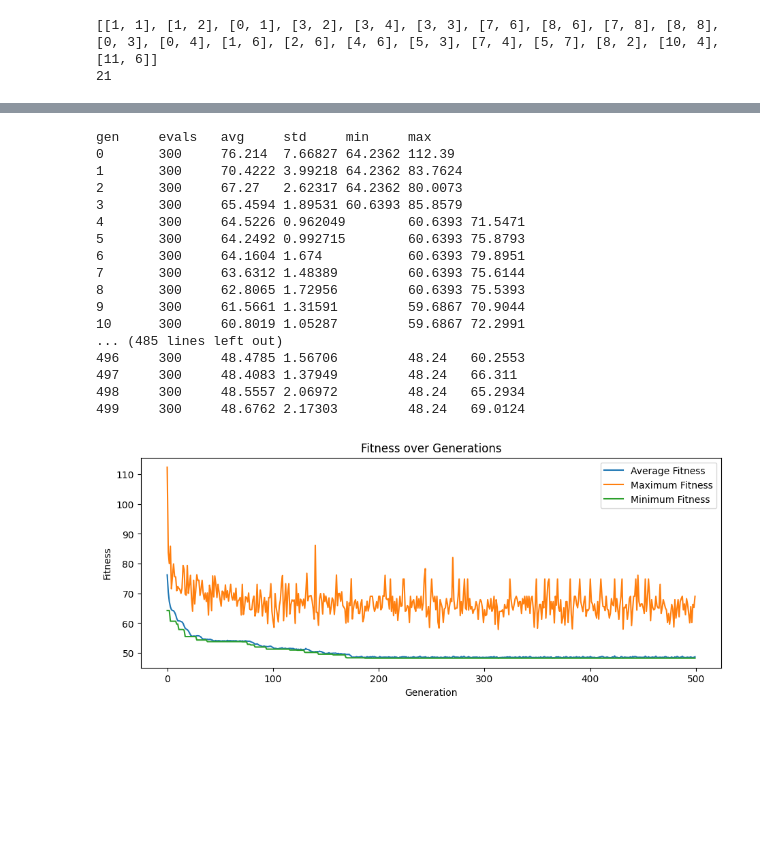
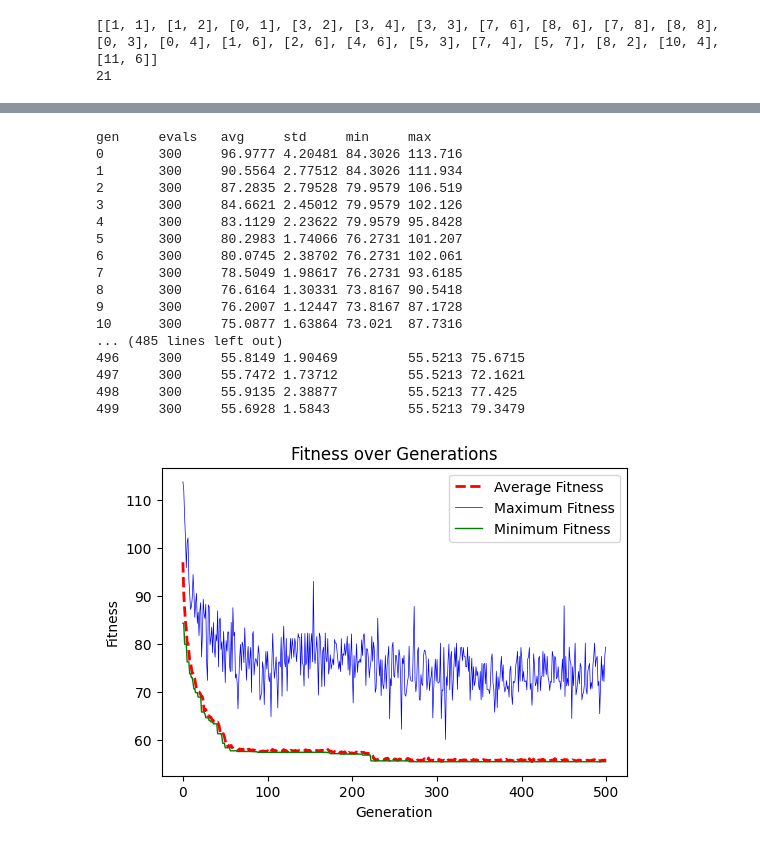
Before and after one commit to aymanish/Multi-Robot-Task-Allocation-using-Genetic-Algorithms, a Jupyter notebook: Main_PBRX.ipynb, the cells around one changed output, grey strips where cells are left out. Drawn from its saved outputs; the diff is of its cells as text; code cells hidden in the pictures; blank space fills up the shorter version.

```diff
--- a/Main_PBRX.ipynb
+++ b/Main_PBRX.ipynb
@@ -415,12 +176,0 @@ def evalSchedule(individual):
-# %%
-tasks = [0,2,1,3,4,5,6,7,8,9,10,11,12,13,14,15,16,17,18,19,20,21,22,23,24,25,26,27,28,29,30]
-robots = [1,1,1,2,2,2,3,3,3,3,1,2,3,1,2,3,4,4,4,3,2,2,3,4,4,3,2,2,1,1,2]
-print(len(robots))
-#tasks = [0,1,2,3,4]
-#robots = [1,1,2,3,3]
-
-
-#print(get_all_coordinates(tasks, task_dict))
-#print(get_all_coordinates(robots, robot_dict)) #this needs to be updated for distances
-ind = tasks + robots#[0,1,2,3,4,1,1,2,3,3]
-#print(evalSchedule(ind))
@@ -691,4 +347,5 @@ def genetic_diversity(population):
 # %%
+# 1 RUN OF THE GA + FITNESS PLOT
 import matplotlib.pyplot as plt
 import numpy
 
@@ -709,10 +366,10 @@ logbook.header = ["gen", "evals"] + stats.fields
 
 # Number of generations
 NGEN = 500#1000#50#100 -> IMPROVEMENT IS SLOW AFTER 50 GENS
-CXPB = 1.0#0.1 #0.1 -> CXPB OF 0.01 and MUTPB OF 0.1 Produced interesting results
+CXPB = C1 #C1 FOR PMX NOT UPMX#1.0#0.1 #0.1 -> CXPB OF 0.01 and MUTPB OF 0.1 Produced interesting results
 MUTPB = 1.0#0.1 #0.1#0.2 - 0.5 did wose on avg fitness but still produced best result - most solutions arent good - but didnt check diversity
 #0.001 - max fitness decreases
-diversity_over_time = []
+
 
 for gen in range(NGEN):
     # Select the next generation individuals
@@ -741,71 +398,50 @@ for gen in range(NGEN):
 
     # Replace population
     pop[:] = offspring
 
     # Update the statistics with the new population
     record = stats.compile(pop)
     logbook.record(gen=gen, evals=len(invalid_ind), **record)
 
     print(logbook.stream)
 
     #print best individual per generation
     #indv = tools.selBest(pop, 1)[0]
     #print(indv)
-    diversity_over_time.append(genetic_diversity(pop))
 
 # Extract statistics
 gen = logbook.select("gen")
 avg_fit = logbook.select("avg")
 max_fit = logbook.select("max")
 min_fit = logbook.select("min")
 
-"""
-plt.figure(figsize=(11,4))
-plt.plot(gen, avg_fit, label="Average Fitness")
-plt.plot(gen, max_fit, label="Maximum Fitness")
-plt.plot(gen, min_fit, label="Minimum Fitness")
 
-plt.xlabel("Generation")
-plt.ylabel("Fitness")
-plt.legend(loc="best")
-plt.title("Fitness over Generations")
-
-# Set y-ticks to show smaller intervals of 10
-min_y = min(min_fit)  # Find the minimum value of min_fit
-max_y = max(max_fit)  # Find the maximum value of max_fit
-plt.yticks(range(int(min_y - (min_y % 10)), int(max_y + 10), 10))  # Setting y-ticks at every 10 units
-
-# Optionally, adjust the y-axis limits to better fit your data
-plt.ylim([min_y - (min_y % 10) - 5, max_y + 5])  # Adding a small buffer above and below
-
-plt.show()
-"""
 # Plotting
-plt.figure(figsize=(11,4))
-plt.plot(gen, avg_fit, label="Average Fitness")
-plt.plot(gen, max_fit, label="Maximum Fitness")
-plt.plot(gen, min_fit, label="Minimum Fitness")
+plt.figure(figsize=(6,4))
+plt.plot(gen, avg_fit, label="Average Fitness", linewidth=2, color='red', linestyle='--')
+plt.plot(gen, max_fit, label="Maximum Fitness", linewidth=0.5, color='blue')
+plt.plot(gen, min_fit, label="Minimum Fitness",linewidth=1, color='green')
 plt.xlabel("Generation")
 plt.ylabel("Fitness")
 plt.legend(loc="best")
 plt.title("Fitness over Generations")
 plt.show()
 # %% [output]
 gen     evals   avg     std     min     max
-0       300     76.214  7.66827 64.2362 112.39
-1       300     70.4222 3.99218 64.2362 83.7624
-2       300     67.27   2.62317 64.2362 80.0073
-3       300     65.4594 1.89531 60.6393 85.8579
-4       300     64.5226 0.962049        60.6393 71.5471
-5       300     64.2492 0.992715        60.6393 75.8793
-6       300     64.1604 1.674           60.6393 79.8951
-7       300     63.6312 1.48389         60.6393 75.6144
-8       300     62.8065 1.72956         60.6393 75.5393
-9       300     61.5661 1.31591         59.6867 70.9044
-10      300     60.8019 1.05287         59.6867 72.2991
+0       300     96.9777 4.20481 84.3026 113.716
+1       300     90.5564 2.77512 84.3026 111.934
+2       300     87.2835 2.79528 79.9579 106.519
+3       300     84.6621 2.45012 79.9579 102.126
+4       300     83.1129 2.23622 79.9579 95.8428
+5       300     80.2983 1.74066 76.2731 101.207
+6       300     80.0745 2.38702 76.2731 102.061
+7       300     78.5049 1.98617 76.2731 93.6185
+8       300     76.6164 1.30331 73.8167 90.5418
+9       300     76.2007 1.12447 73.8167 87.1728
+10      300     75.0877 1.63864 73.021  87.7316
 ... (485 lines left out)
-496     300     48.4785 1.56706         48.24   60.2553
-497     300     48.4083 1.37949         48.24   66.311
-498     300     48.5557 2.06972         48.24   65.2934
-499     300     48.6762 2.17303         48.24   69.0124
+496     300     55.8149 1.90469         55.5213 75.6715
+497     300     55.7472 1.73712         55.5213 72.1621
+498     300     55.9135 2.38877         55.5213 77.425
+499     300     55.6928 1.5843          55.5213 79.3479
-[figure, old version]
+[figure, new version]
```
Also changed, not shown: parts of 35 cells of this notebook, 3 other files.
